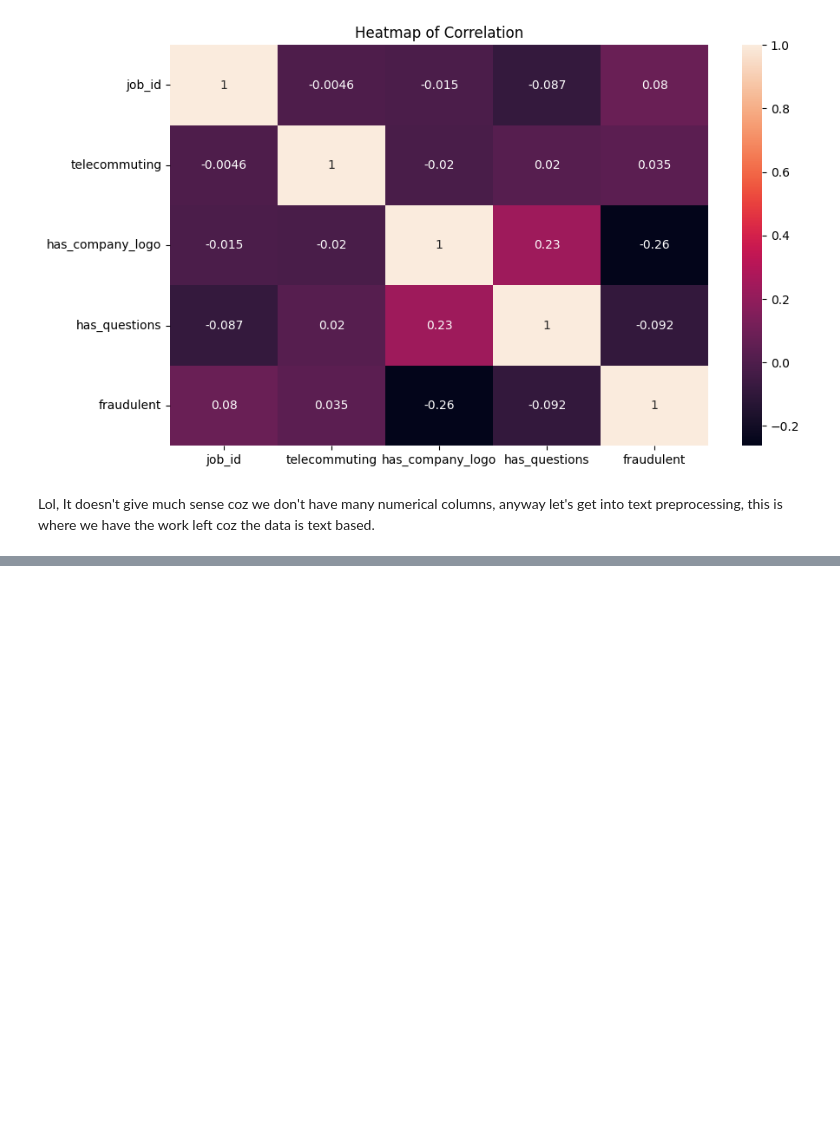
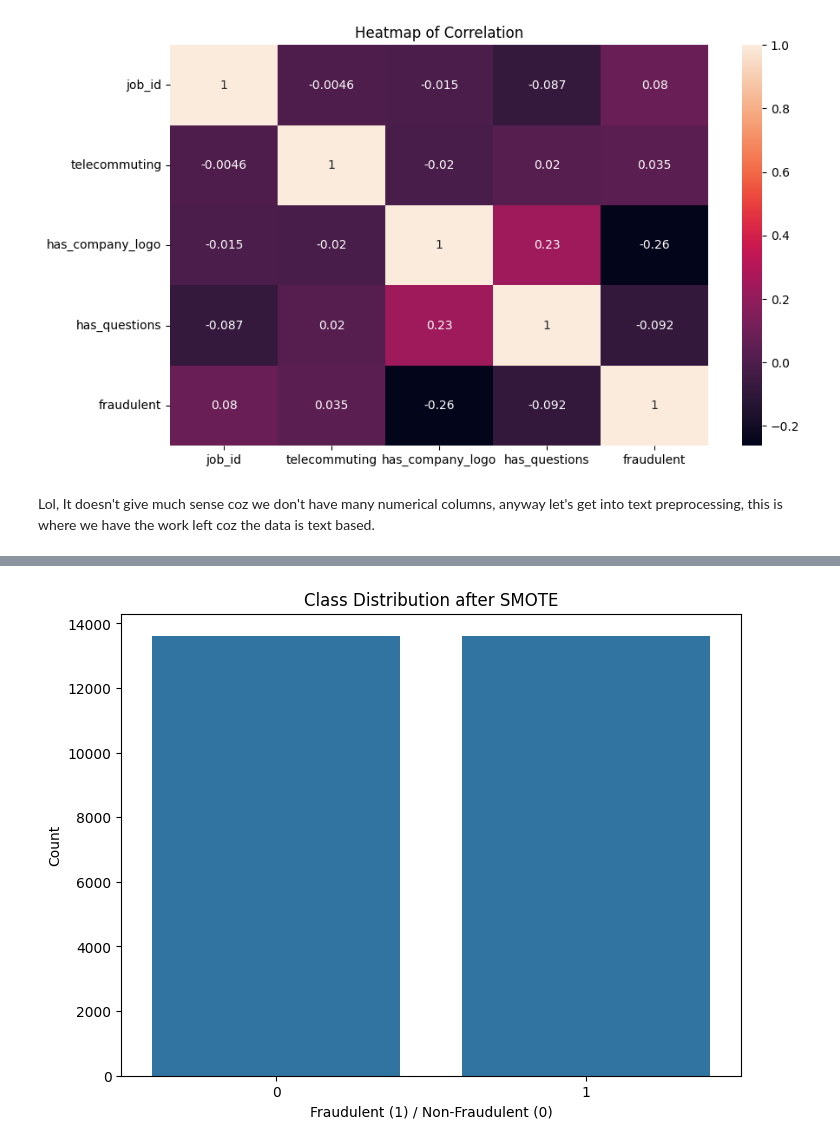
Before and after one commit to VictorAbhi/Job_Scam_Prediction, a Jupyter notebook: job_scam_prediction.ipynb, the cells around one changed output, grey strips where cells are left out. Cells and saved outputs as stored; diff of their text form; code cells hidden in the pictures; blank space fills up the shorter version.

```diff
--- a/job_scam_prediction.ipynb
+++ b/job_scam_prediction.ipynb
@@ -273,0 +303,5 @@ X_test_tfidf = tfidf_vectorizer.transform(X_test)
+# %%
+# implement SMOTE to handle class imbalance
+from imblearn.over_sampling import SMOTE
+smote = SMOTE(random_state=42)
+X_train_smote, y_train_smote = smote.fit_resample(X_train_tfidf, y_train)
@@ -273,0 +318,9 @@ X_test_tfidf = tfidf_vectorizer.transform(X_test)
+# %%
+plt.figure(figsize=(8, 6))
+sns.countplot(x=y_train_smote)
+plt.xlabel('Fraudulent (1) / Non-Fraudulent (0)')
+plt.ylabel('Count')
+plt.title('Class Distribution after SMOTE')
+plt.show()
+# %% [output]
+[figure, added]
```
Also changed, not shown: parts of 25 cells of this notebook, 5 other files.
